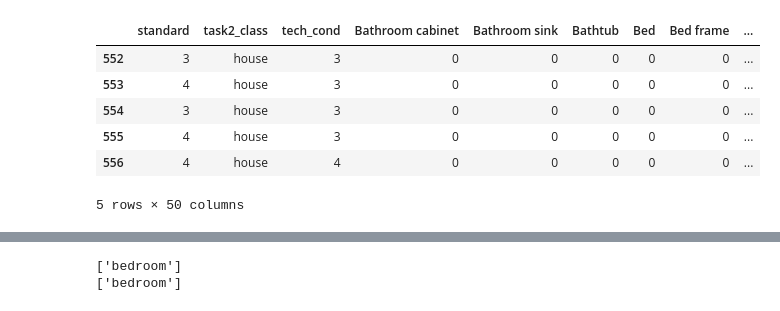
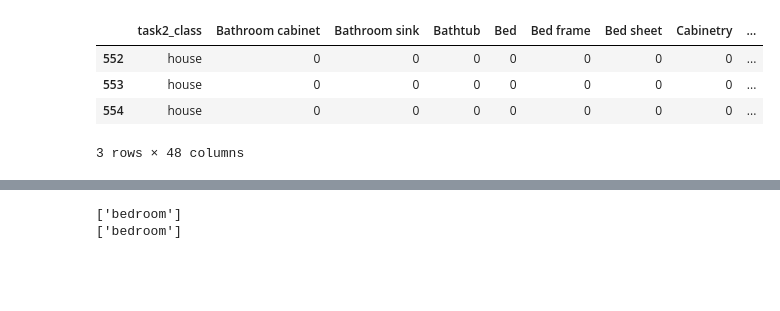
Before and after one commit to Task-4-Developers/skyhacks2019, a Jupyter notebook: task2_model.ipynb, the cells around one changed output, grey strips where cells are left out. Saved outputs shown, nothing was run; the diff lists cells and outputs as text; code cells hidden in the pictures; blank space fills up the shorter version.

```diff
--- a/task2_model.ipynb
+++ b/task2_model.ipynb
@@ -11,2 +21,8 @@ print(labels_data.shape)
 # %%
-labels_data = labels_data.drop(labels=["filename", "Bathroom", "Bedroom", "Living room", "Kitchen", "Dining room", "House"], axis=1)
+# Clean the dataset
+
+labels_data = labels_data.drop(labels=["filename", "standard", "tech_cond", "Bathroom", "Bedroom", "Living room", "Kitchen", "Dining room", "House"], axis=1)
+
+labels_data = labels_data.drop(labels_data.index[0])
+
+labels_data = labels_data[labels_data["task2_class"] !="validation"]
@@ -27,10 +29,8 @@ Index(['standard', 'task2_class', 'tech_cond', 'Bathroom cabinet',
 # %%
-labels_data.head(5)
+labels_data.head(3)
 # %% [output]
-|  | standard | task2_class | tech_cond | Bathroom cabinet | Bathroom sink | Bathtub | Bed | Bed frame | ... |
-| 552 | 3 | house | 3 | 0 | 0 | 0 | 0 | 0 | ... |
-| 553 | 4 | house | 3 | 0 | 0 | 0 | 0 | 0 | ... |
-| 554 | 3 | house | 3 | 0 | 0 | 0 | 0 | 0 | ... |
-| 555 | 4 | house | 3 | 0 | 0 | 0 | 0 | 0 | ... |
-| 556 | 4 | house | 4 | 0 | 0 | 0 | 0 | 0 | ... |
+|  | task2_class | Bathroom cabinet | Bathroom sink | Bathtub | Bed | Bed frame | Bed sheet | Cabinetry | ... |
+| 552 | house | 0 | 0 | 0 | 0 | 0 | 0 | 0 | ... |
+| 553 | house | 0 | 0 | 0 | 0 | 0 | 0 | 0 | ... |
+| 554 | house | 0 | 0 | 0 | 0 | 0 | 0 | 0 | ... |
-5 rows × 50 columns
+3 rows × 48 columns
```
Also changed, not shown: parts of 18 cells of this notebook, 5 other files.
